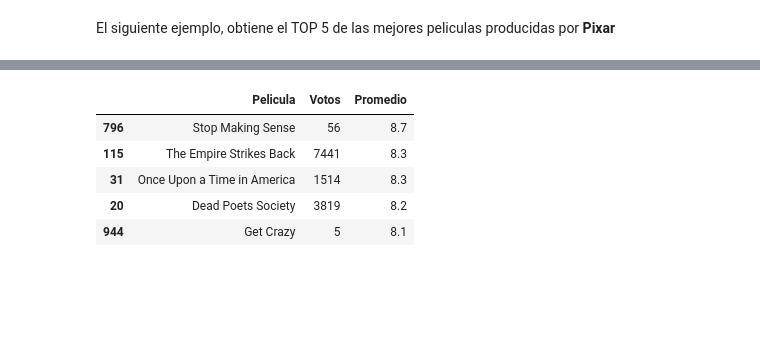
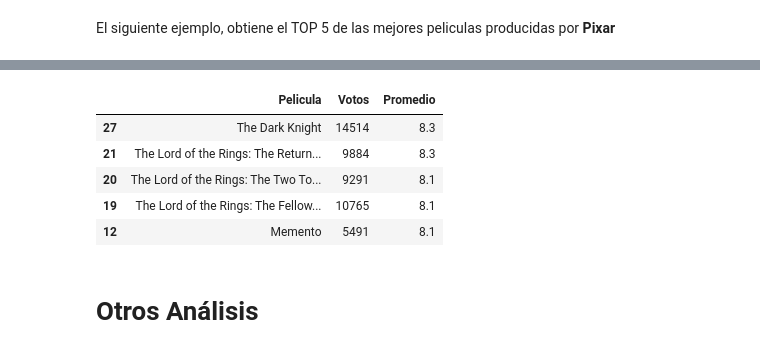
Before and after one commit to vicho-bece/Python-Data-Analytics, a Jupyter notebook: Movie_rating/movie_rate.ipynb, the cells around one changed output, grey strips where cells are left out. Drawn from its saved outputs; the diff is of its cells as text; code cells hidden in the pictures; blank space fills up the shorter version.

```diff
--- a/Movie_rating/movie_rate.ipynb
+++ b/Movie_rating/movie_rate.ipynb
@@ -240,6 +240,6 @@ En el siguiente ejemplos, obtendremos las 5 mejores películas de **Bruce Willis
 # %%
 # Variable que contiene el nombre del actor
-name = 'Bruce Willis'
+name = 'Tom Cruise'
 
 # Dataframe para almacenar las peliculas del actor, incluye nombre, número de votos y promedio de la valoración
 peliculas = pd.DataFrame(columns=['Pelicula', 'Votos', 'Promedio'])
@@ -254,6 +254,9 @@ for i, row in data.iterrows():
 
         peliculas.loc[len(peliculas)] = {'Pelicula': row['title'], 'Votos': row['vote_count'], 'Promedio': row['vote_average']}
 
+# Filtro solo las peliculas con más de 1000 votos
+peliculas = peliculas[peliculas['Votos'] > 1000]
+
 # Ordenar por el promedio y obtener el Top 5
 peliculas.sort_values(by='Promedio', inplace=True, ascending=False)
 peliculas = peliculas[:5]
@@ -302,29 +309,35 @@ Este ejemplo obtiene el TOP 5 de peliculas entre 1980 y 1990.
 # %%
-lim_inf = datetime.strptime("1980-01-01", formate_date)
-lim_sup = datetime.strptime("1990-01-01", formate_date)
+lim_inf = datetime.strptime("2000-01-01", formate_date)
+lim_sup = datetime.strptime("2010-01-01", formate_date)
 
 # Dataframe para almacenar las peliculas del actor, incluye nombre, número de votos y promedio de la valoración
 peliculas = pd.DataFrame(columns=['Pelicula', 'Votos', 'Promedio'])
 
 # Iterar cada pelicula del dataset
 for i, row in data.iterrows():
 
     dte =  datetime.strptime(row['release_date'], formate_date)
 
     # Condicional para asegurar que el actor este en el casting de una pelicula
     if lim_inf <= dte <= lim_sup:
 
         peliculas.loc[len(peliculas)] = {'Pelicula': row['title'], 'Votos': row['vote_count'], 'Promedio': row['vote_average']}
 
-# Ordenar por el promedio y obtener el Top 5
+
+# Filtro solo las peliculas con más de 1000 votos
+peliculas = peliculas[peliculas['Votos'] > 1000]
+
+# Ordenar por el Promedio y obtener el Top 5
 peliculas.sort_values(by='Promedio', inplace=True, ascending=False)
 peliculas = peliculas[:5]
 
 peliculas
 # %% [output]
 |  | Pelicula | Votos | Promedio |
-| 796 | Stop Making Sense | 56 | 8.7 |
-| 115 | The Empire Strikes Back | 7441 | 8.3 |
-| 31 | Once Upon a Time in America | 1514 | 8.3 |
-| 20 | Dead Poets Society | 3819 | 8.2 |
-| 944 | Get Crazy | 5 | 8.1 |
+| 27 | The Dark Knight | 14514 | 8.3 |
+| 21 | The Lord of the Rings: The Return... | 9884 | 8.3 |
+| 20 | The Lord of the Rings: The Two To... | 9291 | 8.1 |
+| 19 | The Lord of the Rings: The Fellow... | 10765 | 8.1 |
+| 12 | Memento | 5491 | 8.1 |
+# %% [markdown]
+# **Otros Análisis**
```
Also changed, not shown: parts of 15 cells of this notebook.
